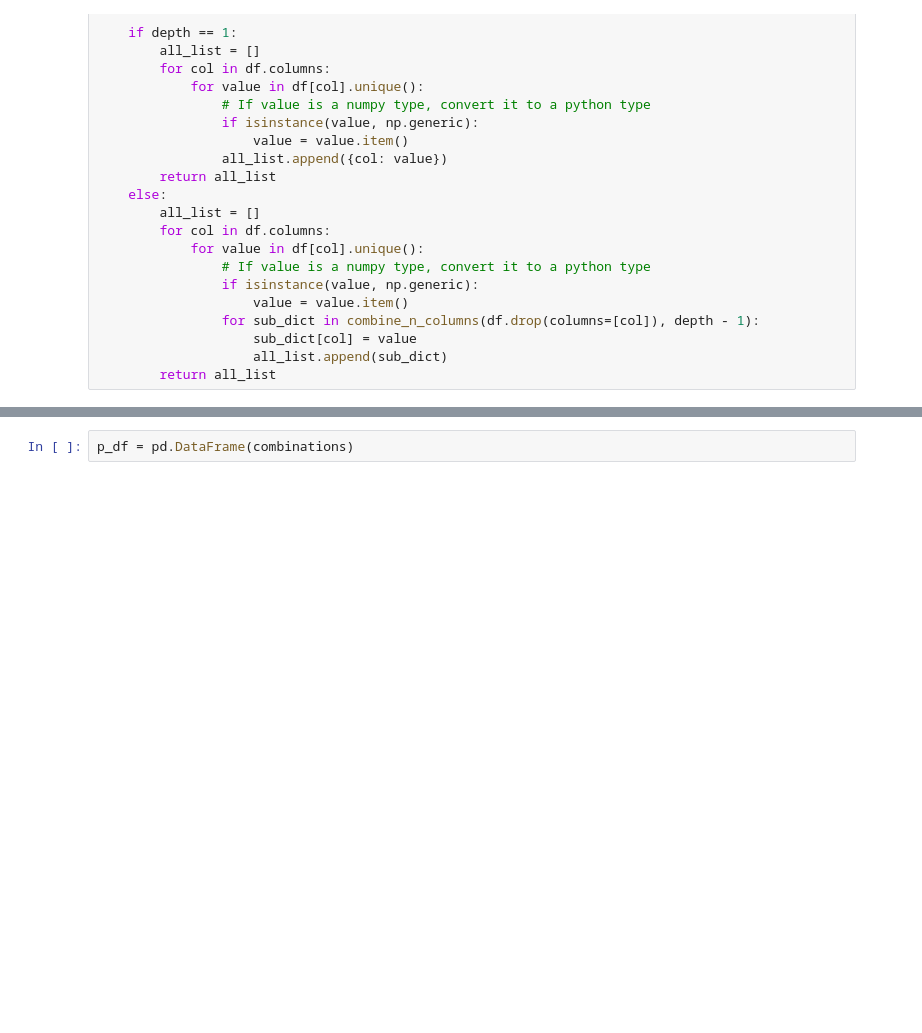
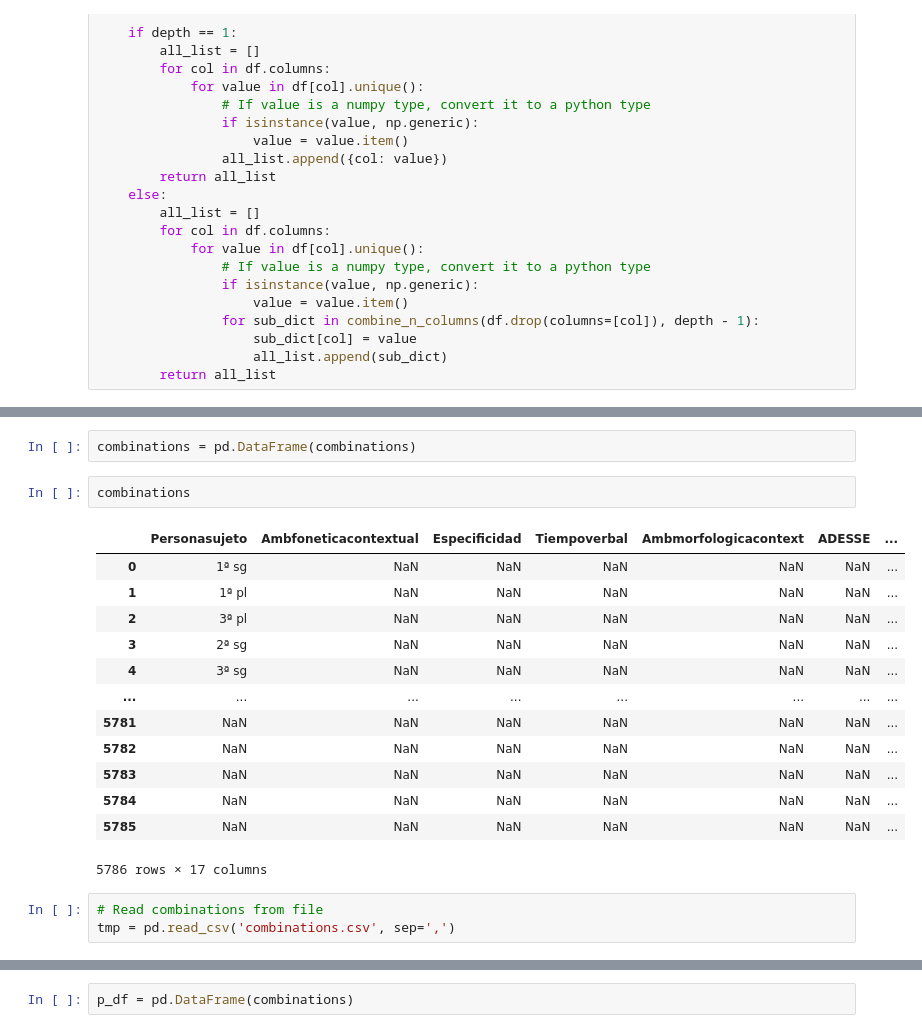
Before and after one commit to ramajoballester/preseea_analysis, a Jupyter notebook: notebooks/first.ipynb, the cells around one changed output, grey strips where cells are left out. Saved outputs shown, nothing was run; the diff lists cells and outputs as text; blank space fills up the shorter version.

```diff
--- a/notebooks/first.ipynb
+++ b/notebooks/first.ipynb
@@ -385,0 +383,21 @@ len(combinations)
+# %%
+combinations = pd.DataFrame(combinations)
+# %%
+combinations
+# %% [output]
+|  | Personasujeto | Ambfoneticacontextual | Especificidad | Tiempoverbal | Ambmorfologicacontext | ADESSE | ... |
+| 0 | 1ª sg | NaN | NaN | NaN | NaN | NaN | ... |
+| 1 | 1ª pl | NaN | NaN | NaN | NaN | NaN | ... |
+| 2 | 3ª pl | NaN | NaN | NaN | NaN | NaN | ... |
+| 3 | 2ª sg | NaN | NaN | NaN | NaN | NaN | ... |
+| 4 | 3ª sg | NaN | NaN | NaN | NaN | NaN | ... |
+| ... | ... | ... | ... | ... | ... | ... | ... |
+| 5781 | NaN | NaN | NaN | NaN | NaN | NaN | ... |
+| 5782 | NaN | NaN | NaN | NaN | NaN | NaN | ... |
+| 5783 | NaN | NaN | NaN | NaN | NaN | NaN | ... |
+| 5784 | NaN | NaN | NaN | NaN | NaN | NaN | ... |
+| 5785 | NaN | NaN | NaN | NaN | NaN | NaN | ... |
+5786 rows × 17 columns
+# %%
+# Read combinations from file
+tmp = pd.read_csv('combinations.csv', sep=',')
```
Also changed, not shown: parts of 24 cells of this notebook, 1 other file.
